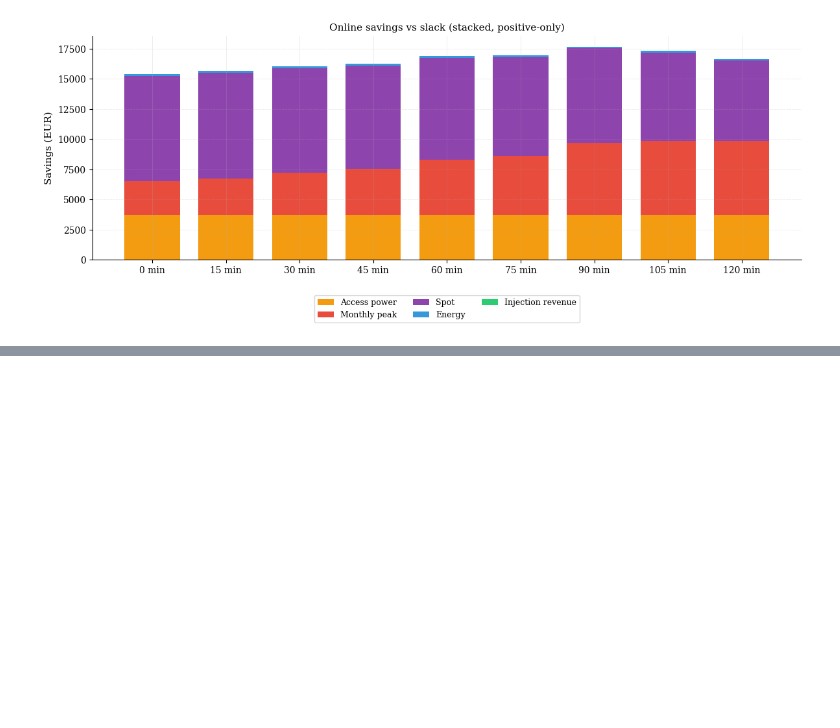
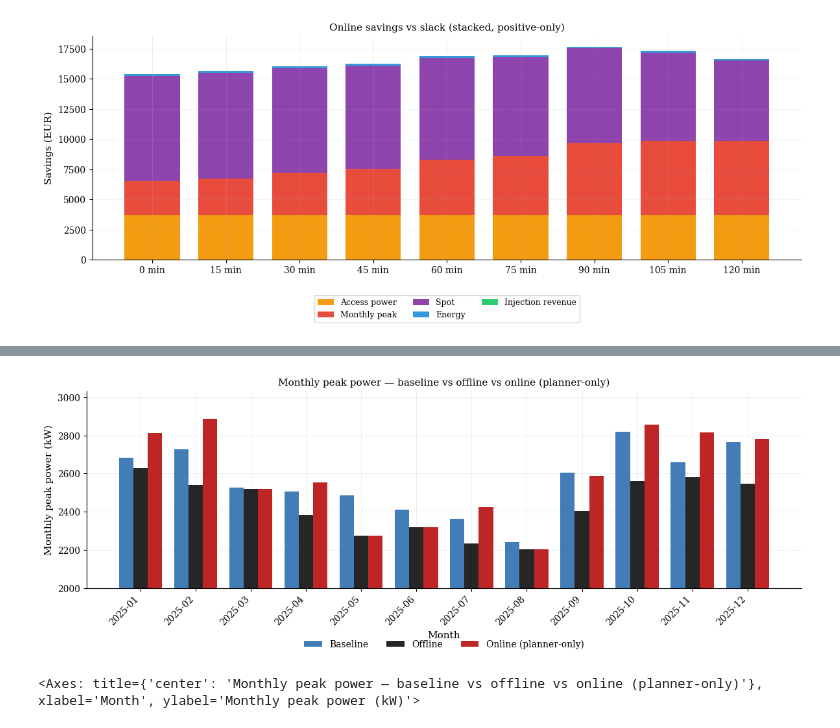
Before and after one commit to tomvanammel-arch/Master-Thesis-MPC-Soudal-Belgium, a Jupyter notebook: notebooks/09_online_MPC_1_EV.ipynb, the cells around one changed output, grey strips where cells are left out. Saved outputs shown, nothing was run; the diff lists cells and outputs as text; code cells hidden in the pictures; blank space fills up the shorter version.

```diff
--- a/notebooks/09_online_MPC_1_EV.ipynb
+++ b/notebooks/09_online_MPC_1_EV.ipynb
@@ -4163,0 +4551,22 @@ plt.show()
+# %%
+# Part 5.5 — Thesis-style monthly peak plot (planner-only online)
+
+import importlib
+import sys
+from pathlib import Path
+
+SRC_DIR = Path("..").resolve() / "src"
+if str(SRC_DIR) not in sys.path:
+    sys.path.append(str(SRC_DIR))
+
+import notebook_visualisation.nb09_ev_part34_viewer as _nb09_ev_viewer
+importlib.reload(_nb09_ev_viewer)
+from notebook_visualisation.nb09_ev_part34_viewer import plot_thesis_monthly_peaks_ev
+
+if "shadow_billing_09_part5" not in globals():
+    raise NameError("Run Part 5.3–5.4 first.")
+
+plot_thesis_monthly_peaks_ev(shadow_billing_09_part5, ylim_bottom=2000.0)
+# %% [output]
+[figure, added]
+<Axes: title={'center': 'Monthly peak power — baseline vs offline vs online (planner-only)'}, xlabel='Month', ylabel='Monthly peak power (kW)'>
```
Also changed, not shown: parts of 9 cells of this notebook, 14 other files.
